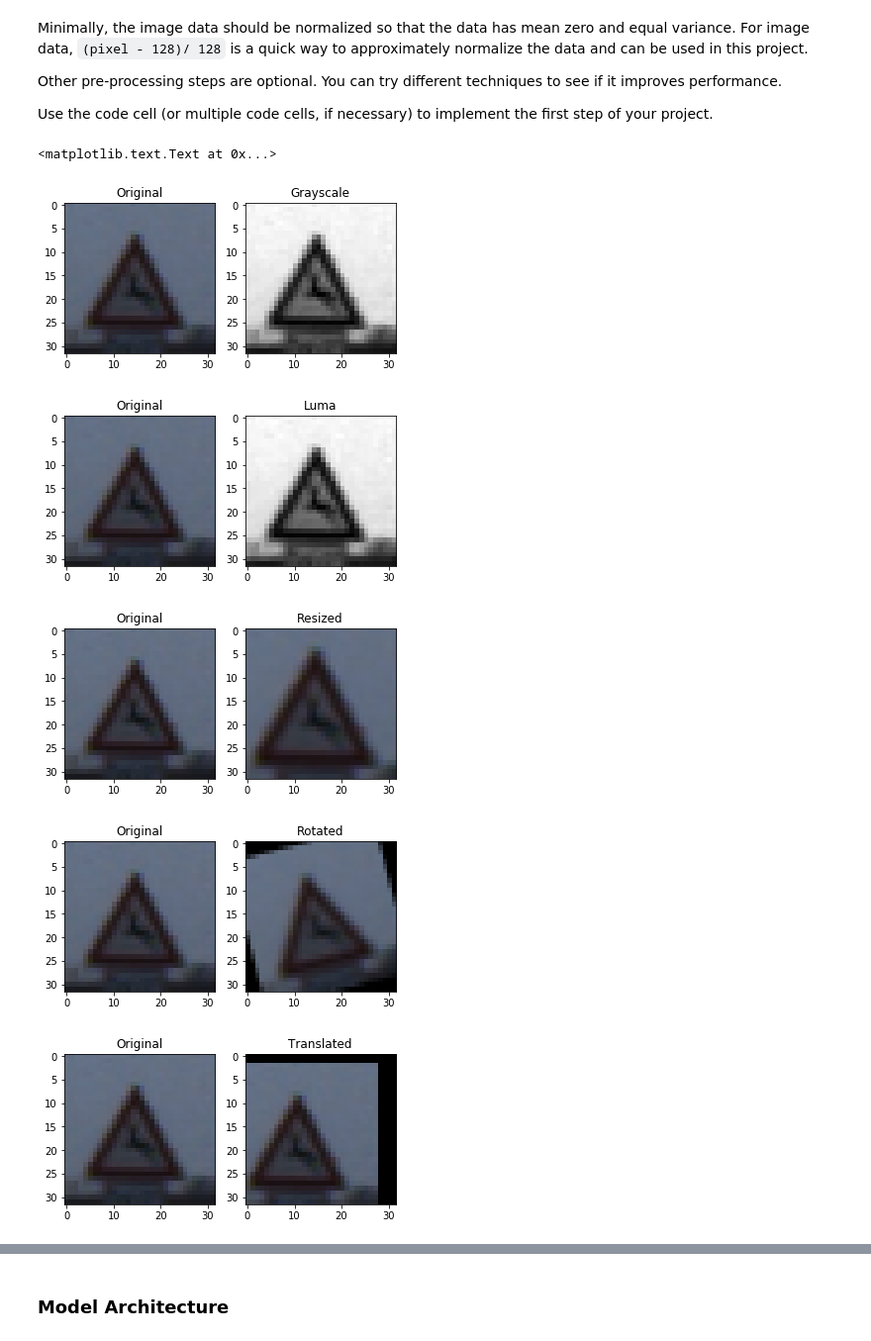
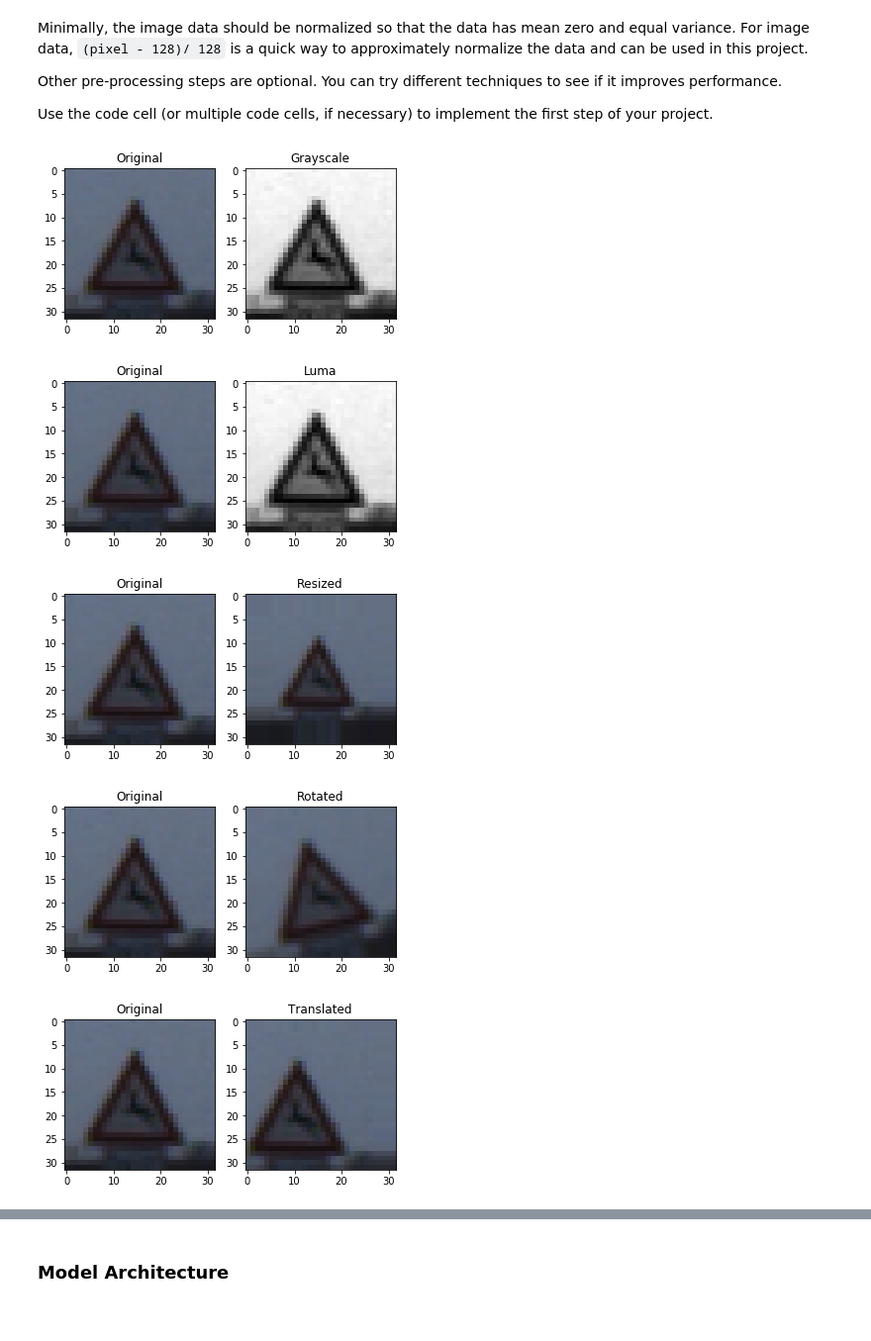
Before and after one commit to AndyKnight09/CarND-Traffic-Sign-Classifier-Project, a Jupyter notebook: Traffic_Sign_Classifier.ipynb, the cells around one changed output, grey strips where cells are left out. Shown at 99% size. Cells and saved outputs as stored; diff of their text form; code cells hidden in the pictures.

```diff
--- a/Traffic_Sign_Classifier.ipynb
+++ b/Traffic_Sign_Classifier.ipynb
@@ -186,7 +228,7 @@ def normalise(x):
 
     Returns a normalised version of the images
     '''
-    return [scale(img) for img in x]
+    return [scale(img.astype(float)) for img in x]
 
 def grayscale(x):
     '''
@@ -218,18 +260,9 @@ def resize_image(img, padding):
     Returns an image with the same shape as the input image but with the content scaled
     '''
 
-    # Resize image
     height, width = img.shape[:2]
-    resized = cv2.resize(img, (width + 2 * padding, height + 2 * padding), interpolation = cv2.INTER_CUBIC)
-
-    # Pad/crop image back to original size
-    new_height, new_width = resized.shape[:2]
-    if(padding < 0):
-        resized = np.pad(resized, ((-padding,-padding),(-padding,-padding),(0,0)), 'constant')
-    elif(padding > 0):
-        resized = resized[padding:(32+padding), padding:(32+padding)]
-
-    return resized
+    scale = (height + 2 * padding) / height
+    return cv2.warpAffine(img, np.float32([[scale, 0, -padding], [0, scale, -padding]]), (width,height), borderMode=cv2.BORDER_REPLICATE)
 
 def rotate_image(img, angle_degrees):
     '''
@@ -242,7 +275,7 @@ def rotate_image(img, angle_degrees):
     '''
     height, width = img.shape[:2]
     M = cv2.getRotationMatrix2D((width / 2, height / 2), angle_degrees, 1)
-    return cv2.warpAffine(img, M , (width, height))
+    return cv2.warpAffine(img, M , (width, height), borderMode=cv2.BORDER_REPLICATE)
 
 def translate_image(img, tx, ty):
     '''
@@ -256,7 +289,7 @@ def translate_image(img, tx, ty):
     '''
     height, width = img.shape[:2]
     M = np.float32([[1, 0, tx],[0, 1, ty]])
-    return cv2.warpAffine(img, M , (width, height))
+    return cv2.warpAffine(img, M , (width, height), borderMode=cv2.BORDER_REPLICATE)
 
 def apply_jitter(x):
     '''
@@ -300,7 +333,7 @@ n_channels = 1 if (convert_to_grayscale or convert_to_luma) else 3
 # %%
 # Test preprocessing - try out some preprocessing options
 img = X_train[600]
-resized = resize_image(img, 4)
+resized = resize_image(img, -4)
 rotated = rotate_image(img, 15)
 translated = translate_image(img, -4, 2)
 
@@ -316,6 +349,7 @@ plt.title('Original')
 plt.subplot(1,2,2)
 plt.imshow(gray, cmap='gray')
 plt.title('Grayscale')
+plt.savefig('plots/grayscale.png',bbox_inches='tight')
 
 plt.figure(figsize=(6,12))
 plt.subplot(1,2,1)
@@ -324,36 +358,39 @@ plt.title('Original')
 plt.subplot(1,2,2)
 plt.imshow(lumaa, cmap='gray')
 plt.title('Luma')
+plt.savefig('plots/luma.png',bbox_inches='tight')
 
 plt.figure(figsize=(6,12))
 plt.subplot(1,2,1)
 plt.imshow(img)
 plt.title('Original')
 plt.subplot(1,2,2)
 plt.imshow(resized)
 plt.title('Resized')
+plt.savefig('plots/resized.png',bbox_inches='tight')
 
 plt.figure(figsize=(6,12))
 plt.subplot(1,2,1)
 plt.imshow(img)
 plt.title('Original')
 plt.subplot(1,2,2)
 plt.imshow(rotated)
 plt.title('Rotated')
+plt.savefig('plots/rotated.png',bbox_inches='tight')
 
 plt.figure(figsize=(6,12))
 plt.subplot(1,2,1)
 plt.imshow(img)
 plt.title('Original')
 plt.subplot(1,2,2)
 plt.imshow(translated)
 plt.title('Translated')
+plt.savefig('plots/translated.png',bbox_inches='tight')
 # %% [output]
-<matplotlib.text.Text at 0x...>
 [figure]
 [figure]
-[figure, old version]
+[figure, new version]
-[figure, old version]
+[figure, new version]
-[figure, old version]
+[figure, new version]
 # %%
 # Append jittered version of training data and append it to training set
```
Also changed, not shown: parts of 3 cells of this notebook, 10 other files.
